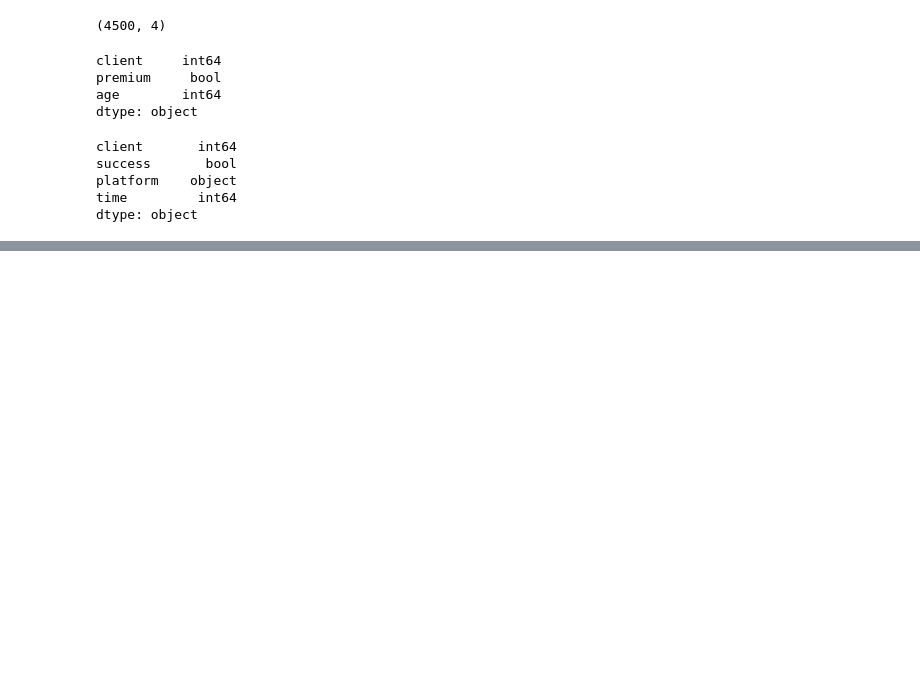
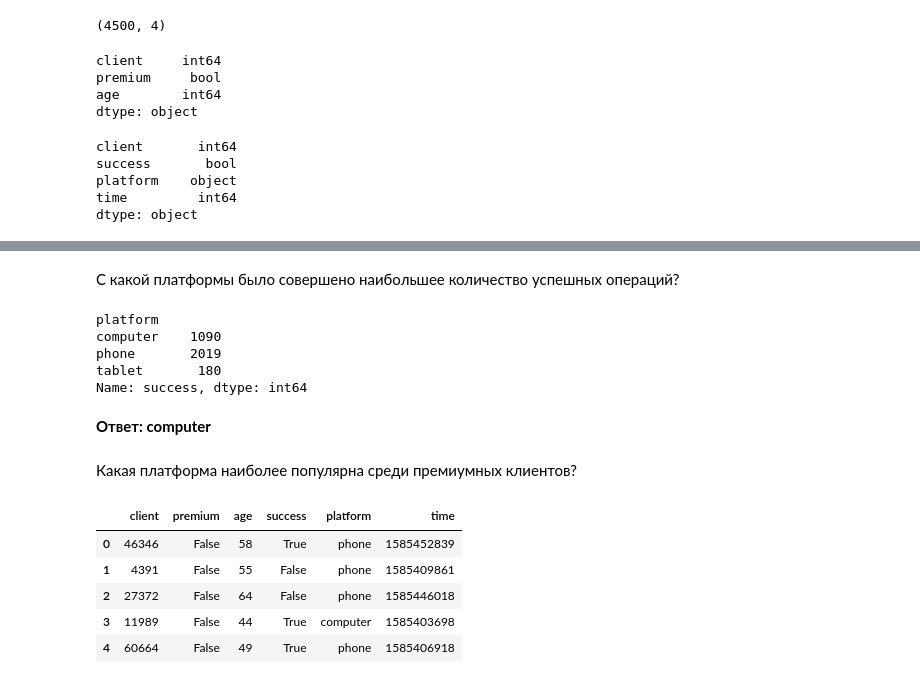
Before and after one commit to KirillXL/Statistics_practice, a Jupyter notebook: part2.ipynb, the cells around one changed output, grey strips where cells are left out. Saved outputs shown, nothing was run; the diff lists cells and outputs as text; code cells hidden in the pictures; blank space fills up the shorter version.

```diff
--- a/part2.ipynb
+++ b/part2.ipynb
@@ -232,0 +277,14 @@ dtype: object
+# %% [markdown]
+С какой платформы было совершено наибольшее количество успешных операций?
+# %%
+user_logs.groupby('platform')['success'].sum()
+# %% [output]
+platform
+computer    1090
+phone       2019
+tablet       180
+Name: success, dtype: int64
+# %% [markdown]
+**Ответ: computer**
+# %% [markdown]
+Какая платформа наиболее популярна среди премиумных клиентов?
@@ -232,0 +293,9 @@ dtype: object
+# %%
+user_data.head()
+# %% [output]
+|  | client | premium | age | success | platform | time |
+| 0 | 46346 | False | 58 | True | phone | 1585452839 |
+| 1 | 4391 | False | 55 | False | phone | 1585409861 |
+| 2 | 27372 | False | 64 | False | phone | 1585446018 |
+| 3 | 11989 | False | 44 | True | computer | 1585403698 |
+| 4 | 60664 | False | 49 | True | phone | 1585406918 |
```
Also changed, not shown: parts of 17 cells of this notebook.
